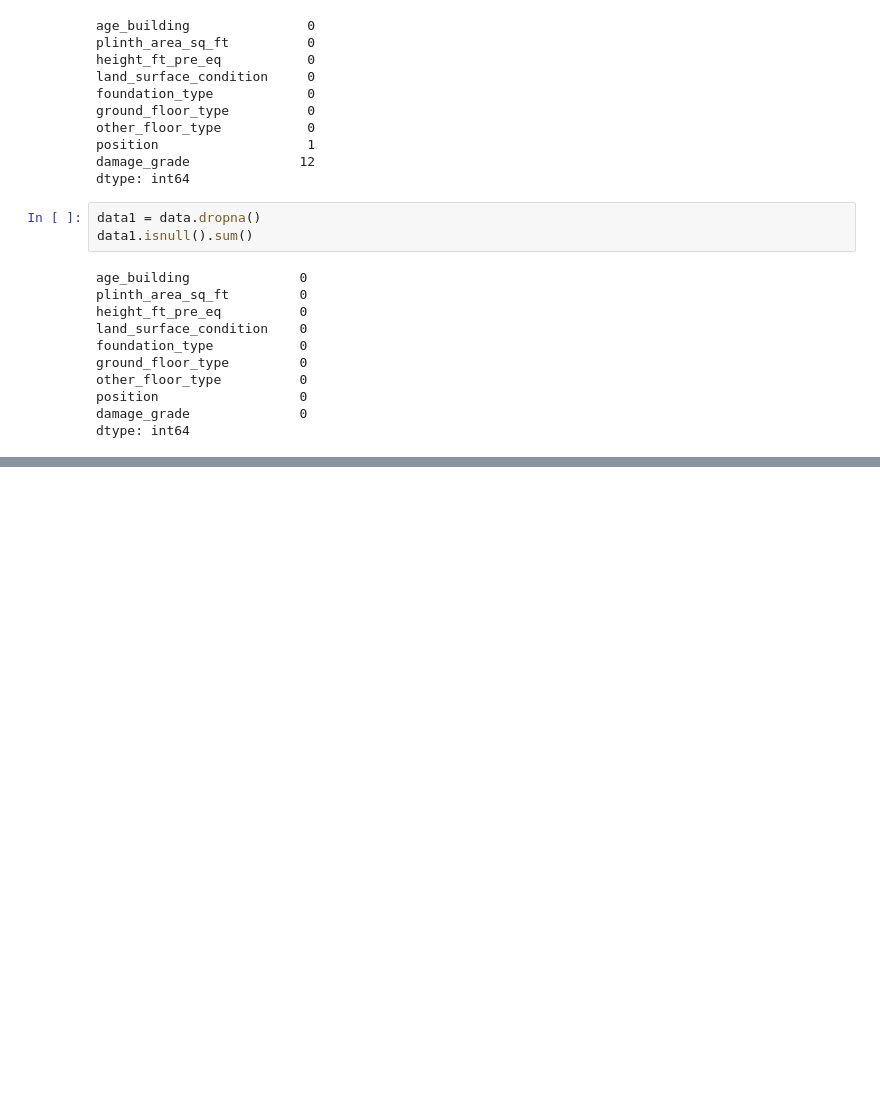
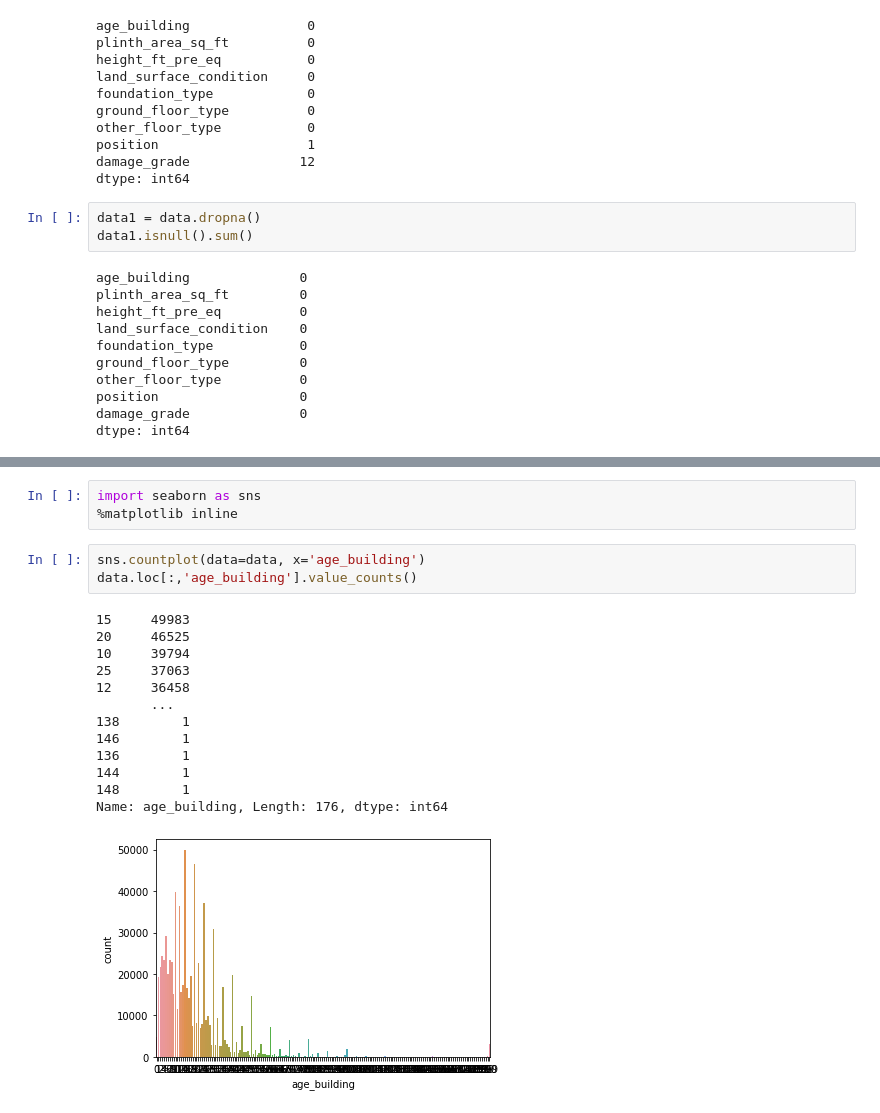
Before and after one commit to rivkms/2021atp_Earthquake-Damage, a Jupyter notebook: main.ipynb, the cells around one changed output, grey strips where cells are left out. Saved outputs shown, nothing was run; the diff lists cells and outputs as text; blank space fills up the shorter version.

```diff
--- a/main.ipynb
+++ b/main.ipynb
@@ -182,0 +195,20 @@ dtype: int64
+# %%
+import seaborn as sns
+%matplotlib inline
+# %%
+sns.countplot(data=data, x='age_building')
+data.loc[:,'age_building'].value_counts()
+# %% [output]
+15     49983
+20     46525
+10     39794
+25     37063
+12     36458
+       ...
+138        1
+146        1
+136        1
+144        1
+148        1
+Name: age_building, Length: 176, dtype: int64
+[figure, added]
```
Also changed, not shown: parts of 7 cells of this notebook.
